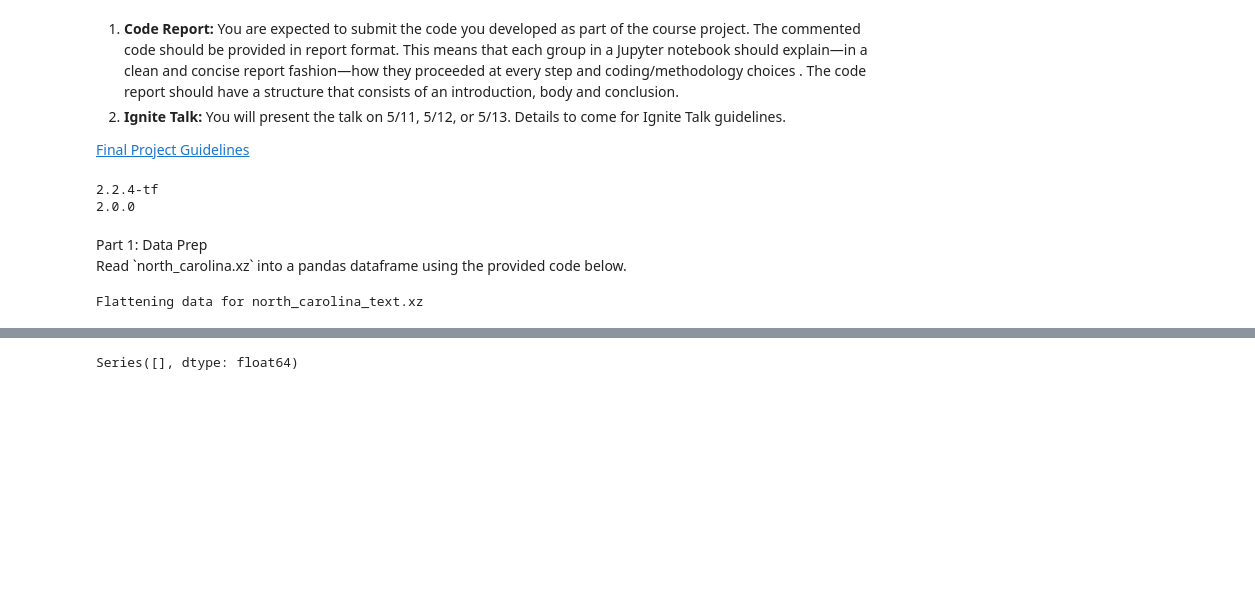
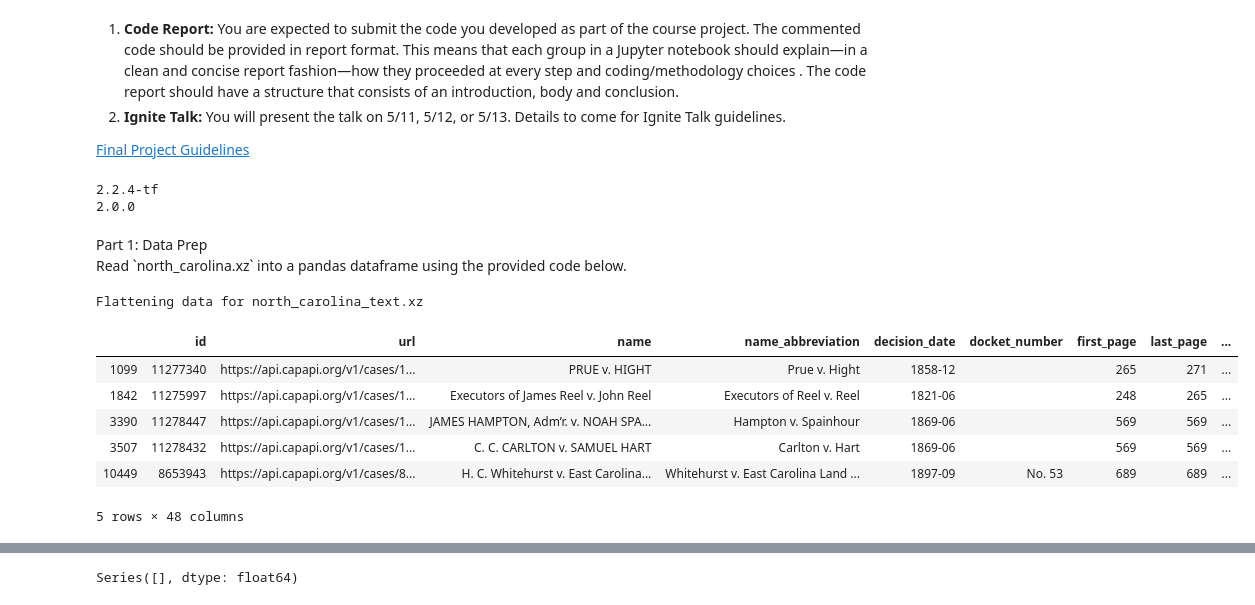
Before and after one commit to gufranpathan/case_law_g45, a Jupyter notebook: cs109b_FP.ipynb, the cells around one changed output, grey strips where cells are left out. Saved outputs shown, nothing was run; the diff lists cells and outputs as text; code cells hidden in the pictures; blank space fills up the shorter version.

```diff
--- a/cs109b_FP.ipynb
+++ b/cs109b_FP.ipynb
@@ -80,0 +91,10 @@ Flattening data for north_carolina_text.xz
+# %%
+data[data['casebody.data.opinions.type0'].notna()==False].head()
+# %% [output]
+|  | id | url | name | name_abbreviation | decision_date | docket_number | first_page | last_page | ... |
+| 1099 | 11277340 | https://api.capapi.org/v1/cases/1... | PRUE v. HIGHT | Prue v. Hight | 1858-12 |  | 265 | 271 | ... |
+| 1842 | 11275997 | https://api.capapi.org/v1/cases/1... | Executors of James Reel v. John Reel | Executors of Reel v. Reel | 1821-06 |  | 248 | 265 | ... |
+| 3390 | 11278447 | https://api.capapi.org/v1/cases/1... | JAMES HAMPTON, Adm’r. v. NOAH SPA... | Hampton v. Spainhour | 1869-06 |  | 569 | 569 | ... |
+| 3507 | 11278432 | https://api.capapi.org/v1/cases/1... | C. C. CARLTON v. SAMUEL HART | Carlton v. Hart | 1869-06 |  | 569 | 569 | ... |
+| 10449 | 8653943 | https://api.capapi.org/v1/cases/8... | H. C. Whitehurst v. East Carolina... | Whitehurst v. East Carolina Land ... | 1897-09 | No. 53 | 689 | 689 | ... |
+5 rows × 48 columns
```
Also changed, not shown: parts of 32 cells of this notebook.
